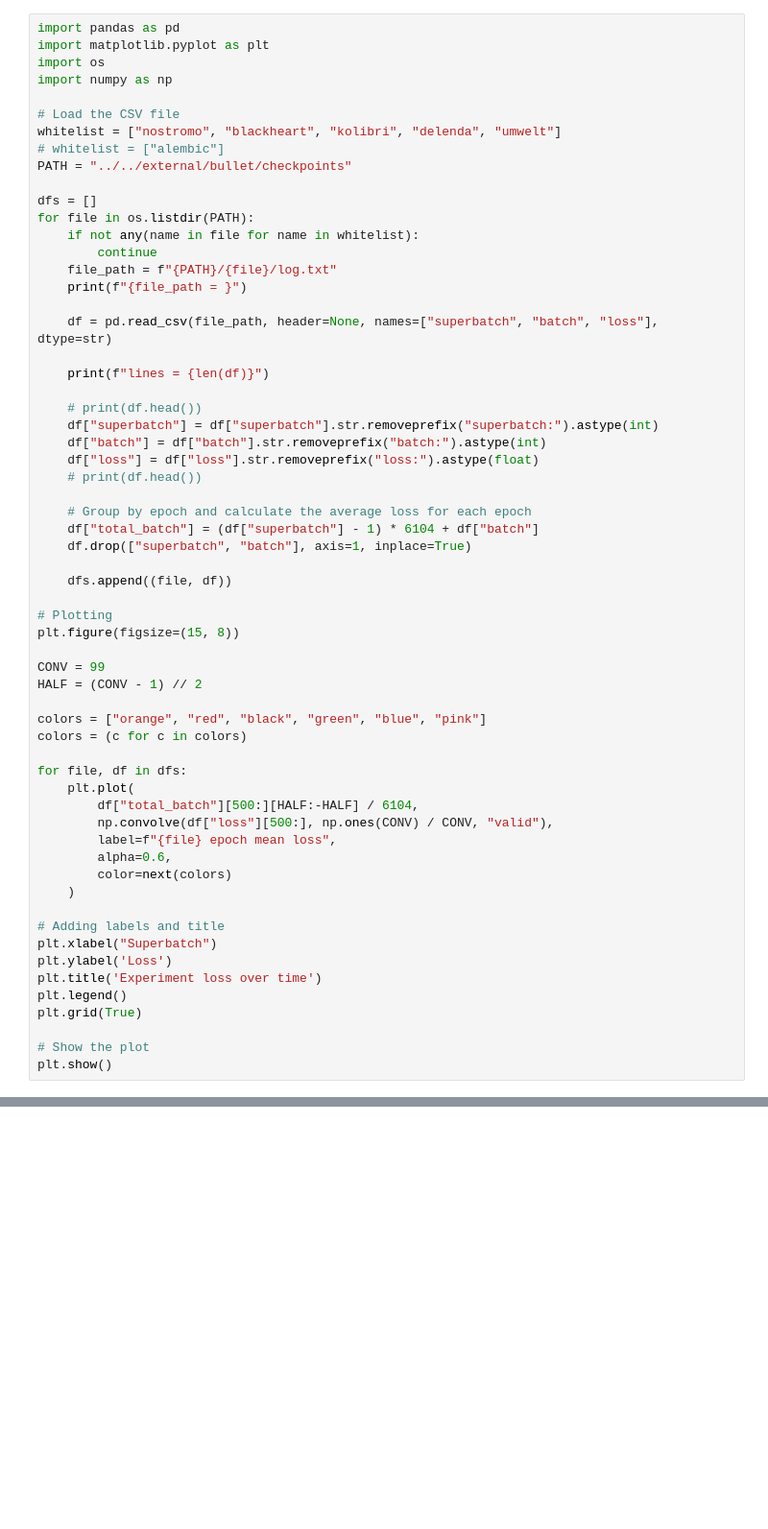
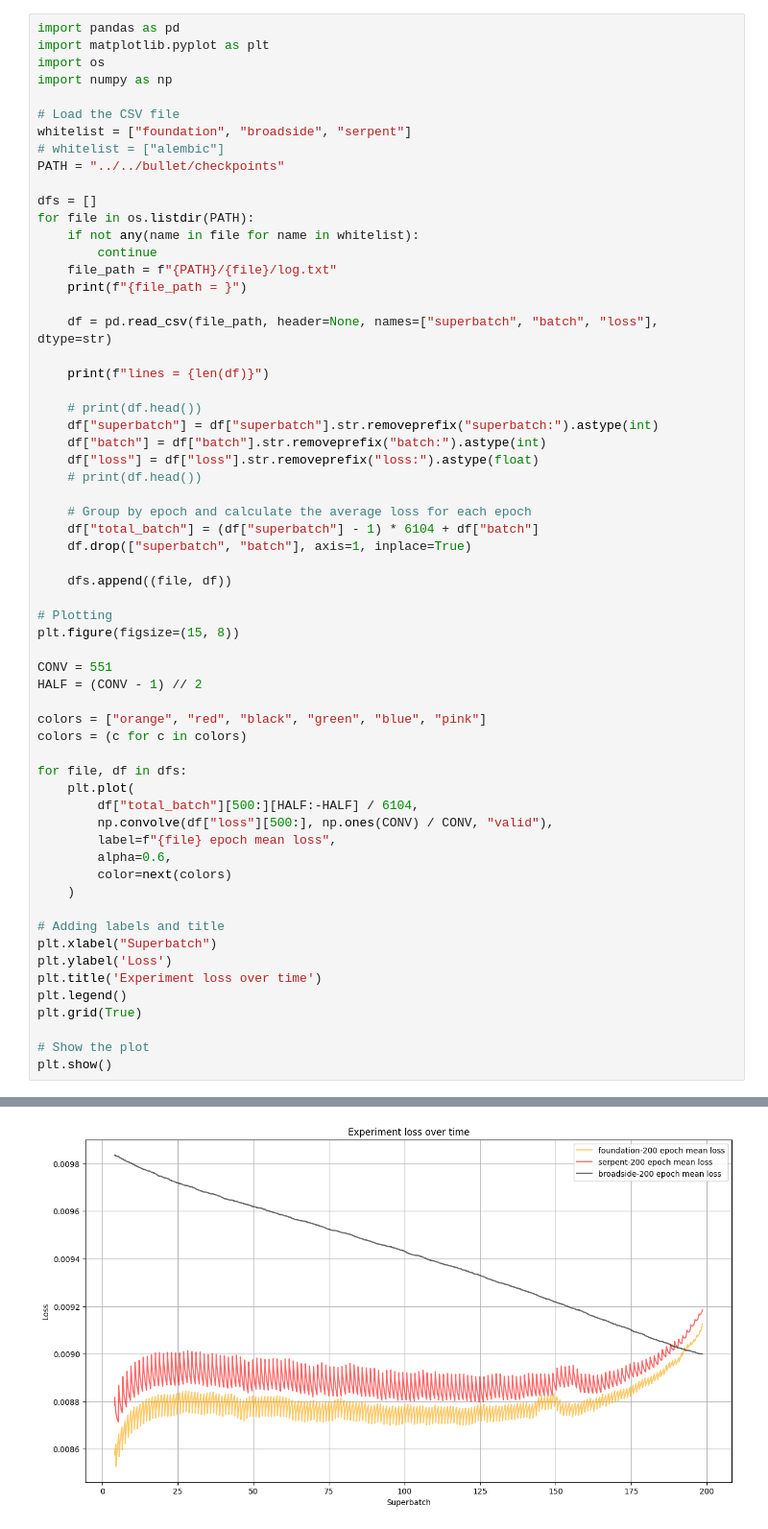
Before and after one commit to cosmobobak/advanced-nnue-program, a Jupyter notebook: plot-loss.ipynb, the cells around one changed output, grey strips where cells are left out. Shown at 96% size. Saved outputs shown, nothing was run; the diff lists cells and outputs as text; blank space fills up the shorter version.

```diff
--- a/plot-loss.ipynb
+++ b/plot-loss.ipynb
@@ -5,9 +5,9 @@ import os
 import numpy as np
 
 # Load the CSV file
-whitelist = ["nostromo", "blackheart", "kolibri", "delenda", "umwelt"]
+whitelist = ["foundation", "broadside", "serpent"]
 # whitelist = ["alembic"]
-PATH = "../../external/bullet/checkpoints"
+PATH = "../../bullet/checkpoints"
 
 dfs = []
 for file in os.listdir(PATH):
@@ -35,7 +35,7 @@ for file in os.listdir(PATH):
 # Plotting
 plt.figure(figsize=(15, 8))
 
-CONV = 99
+CONV = 551
 HALF = (CONV - 1) // 2
 
 colors = ["orange", "red", "black", "green", "blue", "pink"]
@@ -59,3 +59,4 @@ plt.grid(True)
 
 # Show the plot
 plt.show()
+# %% [output]
@@ -61,0 +69 @@ plt.show()
+[figure, added]
```
Also changed, not shown: parts of 1 cell of this notebook, 6 other files.
